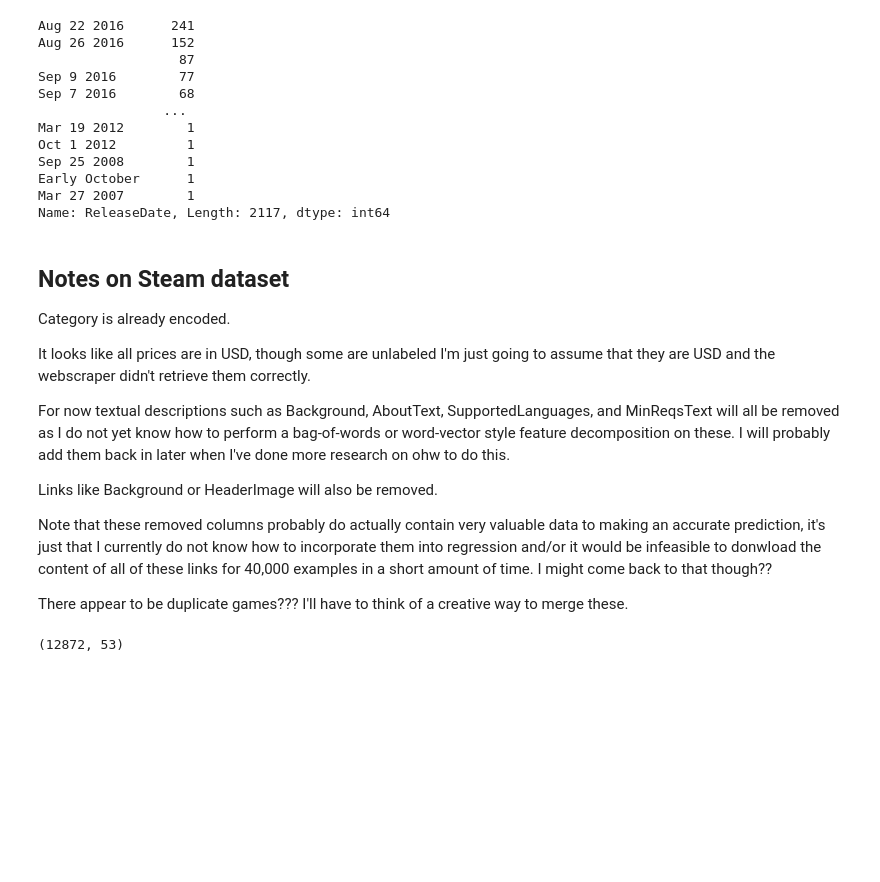
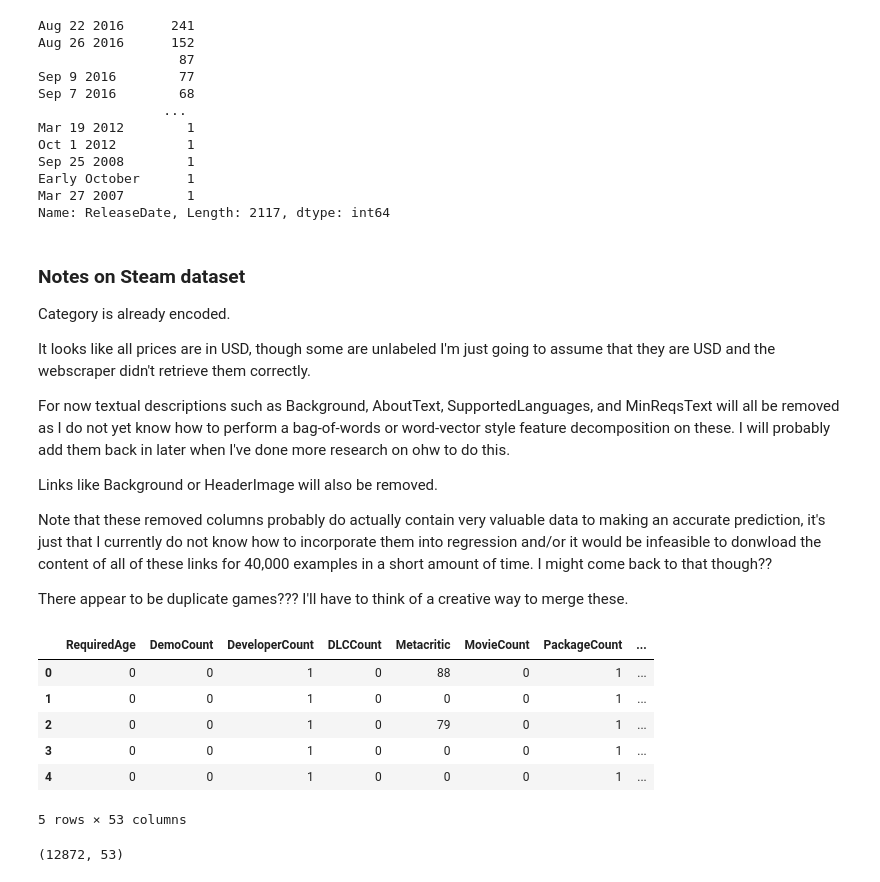
Before and after one commit to Mantissa-23/games-ml, a Jupyter notebook: steam_regression.ipynb, the cells around one changed output. Drawn from its saved outputs; the diff is of its cells as text; code cells hidden in the pictures; blank space fills up the shorter version.

```diff
--- a/steam_regression.ipynb
+++ b/steam_regression.ipynb
@@ -107,7 +109,7 @@ Early October      1
 Mar 27 2007        1
 Name: ReleaseDate, Length: 2117, dtype: int64
 # %% [markdown]
-## Notes on Steam dataset
+### Notes on Steam dataset
 
 Category is already encoded.
 
@@ -138,34 +140,42 @@ def steam_preprocess(df):
         'ExtUserAcctNotice', # useful to convert to boolean value
         'HeaderImage', # boolean
         'LegalNotice', # boolean
         'Reviews', # boolean
         'SupportedLanguages', # Could separate up into a series of encoded variables, remove for now
         'Website', # boolean
         'PCMinReqsText', # All of these could have sentiment analysis done on them
         'PCRecReqsText',
         'LinuxMinReqsText',
         'LinuxRecReqsText',
         'MacMinReqsText',
         'MacRecReqsText',
         'SteamSpyPlayersEstimate', # The next three are dead giveaways and would give the model too much information.
         'SteamSpyPlayersVariance',
         'SteamSpyOwnersVariance', # Maybe could be incorporated into evaluation in some way
     ], axis=1)
 
     ret['ReleaseDate'] = pd.to_datetime(ret['ReleaseDate'], errors='coerce')
 
     # I would rather remove games that have no release date rather than impute them. Knowing steam, they probably aren't released yet, and imputation makes no sense here.
     # I might replace it with iterative imputation, but as it stands I'm losing like 400 games out of the 40,000 samples. I'd rather just not train on them.
     ret.dropna(subset=['ReleaseDate'], inplace=True)
 
     ret['ReleaseYear'] = pd.DatetimeIndex(ret['ReleaseDate']).year
     ret['ReleaseMonth'] = pd.DatetimeIndex(ret['ReleaseDate']).month
     ret['ReleaseDay'] = pd.DatetimeIndex(ret['ReleaseDate']).day
     ret = ret.drop(['ReleaseDate'], axis=1)
     return ret
 
 steam_cleaned = steam_preprocess(steam)
-#steam_cleaned.dtypes # MINDBLOWINGLY, SHOCKINGLY CLEAN
+steam_cleaned.head() # MINDBLOWINGLY, SHOCKINGLY CLEAN
+# %% [output]
+|  | RequiredAge | DemoCount | DeveloperCount | DLCCount | Metacritic | MovieCount | PackageCount | ... |
+| 0 | 0 | 0 | 1 | 0 | 88 | 0 | 1 | ... |
+| 1 | 0 | 0 | 1 | 0 | 0 | 0 | 1 | ... |
+| 2 | 0 | 0 | 1 | 0 | 79 | 0 | 1 | ... |
+| 3 | 0 | 0 | 1 | 0 | 0 | 0 | 1 | ... |
+| 4 | 0 | 0 | 1 | 0 | 0 | 0 | 1 | ... |
+5 rows × 53 columns
 # %%
 steam_cleaned.shape
 # %% [output]
```
Also changed, not shown: parts of 20 cells of this notebook, 1 other file.
